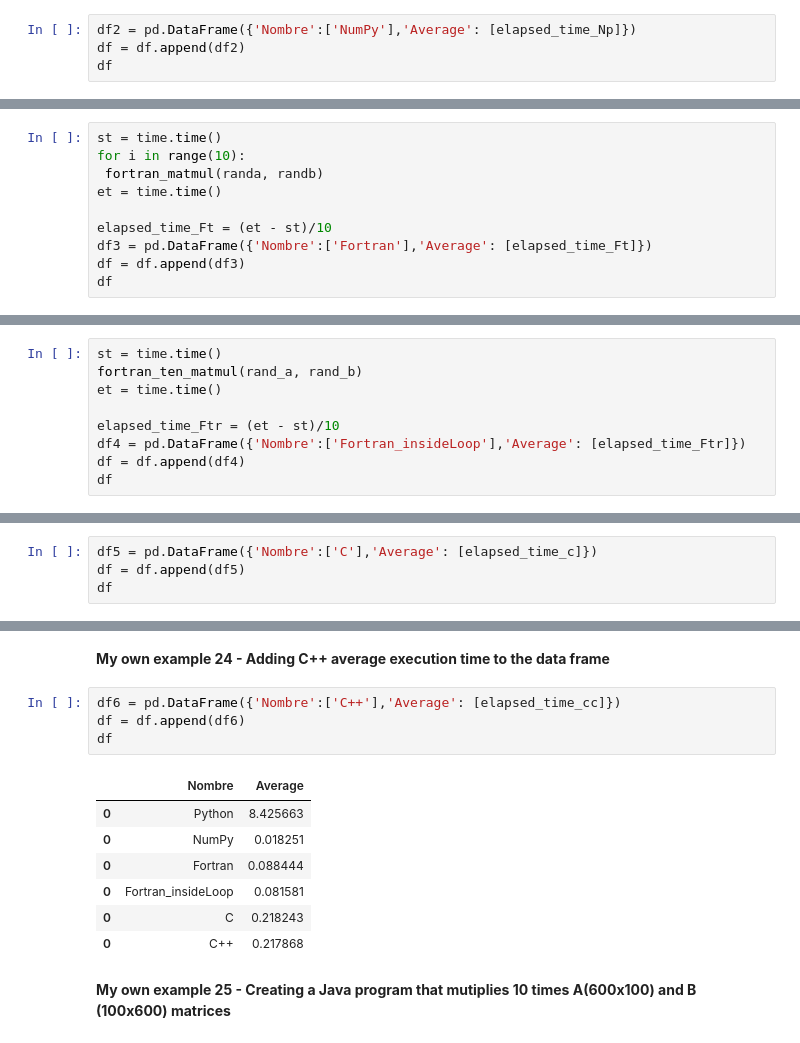
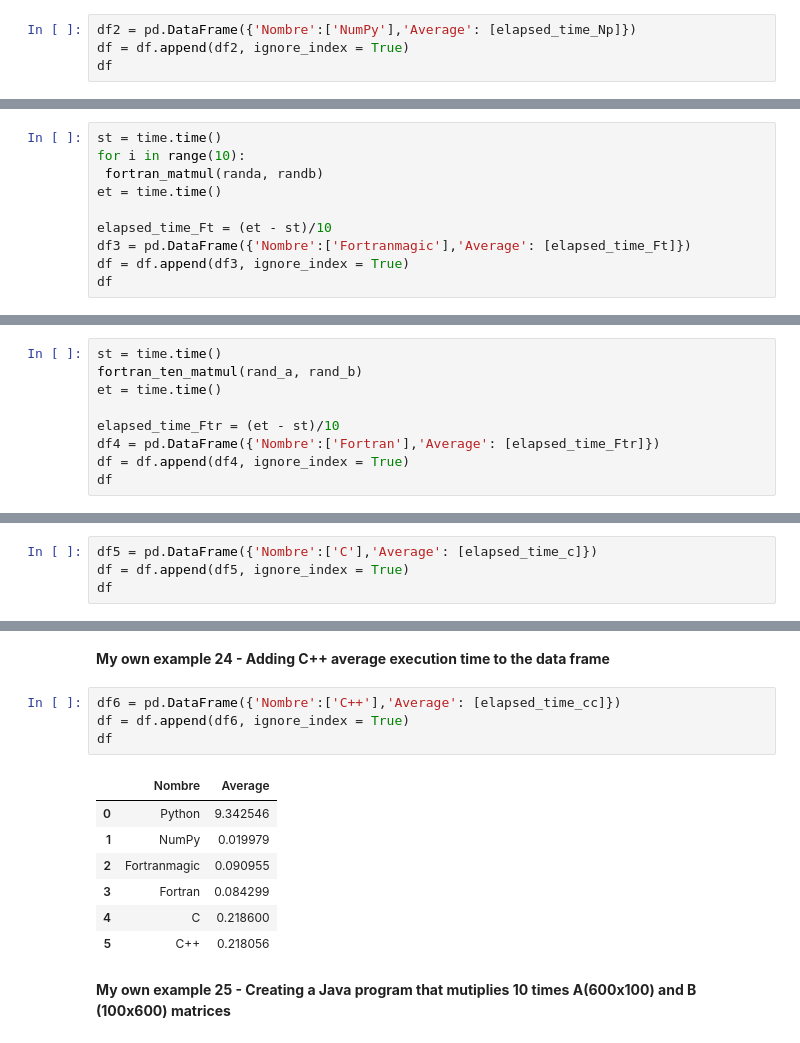
Before and after one commit to lalopezpa/AlgorithmsUN2022II, a Jupyter notebook: Lab2/lalopezpa_Lab2.ipynb, the cells around one changed output, grey strips where cells are left out. Saved outputs shown, nothing was run; the diff lists cells and outputs as text.

```diff
--- a/Lab2/lalopezpa_Lab2.ipynb
+++ b/Lab2/lalopezpa_Lab2.ipynb
@@ -359,6 +379,6 @@ Execution time: 0.018251252174377442 seconds
 # %%
 df2 = pd.DataFrame({'Nombre':['NumPy'],'Average': [elapsed_time_Np]})
-df = df.append(df2)
+df = df.append(df2, ignore_index = True)
 df
 # %% [output]
 |  | Nombre | Average |
@@ -487,8 +507,8 @@ for i in range(10):
 et = time.time()
 
 elapsed_time_Ft = (et - st)/10
-df3 = pd.DataFrame({'Nombre':['Fortran'],'Average': [elapsed_time_Ft]})
-df = df.append(df3)
+df3 = pd.DataFrame({'Nombre':['Fortranmagic'],'Average': [elapsed_time_Ft]})
+df = df.append(df3, ignore_index = True)
 df
 # %% [output]
 |  | Nombre | Average |
@@ -543,8 +563,8 @@ fortran_ten_matmul(rand_a, rand_b)
 et = time.time()
 
 elapsed_time_Ftr = (et - st)/10
-df4 = pd.DataFrame({'Nombre':['Fortran_insideLoop'],'Average': [elapsed_time_Ftr]})
-df = df.append(df4)
+df4 = pd.DataFrame({'Nombre':['Fortran'],'Average': [elapsed_time_Ftr]})
+df = df.append(df4, ignore_index = True)
 df
 # %% [output]
 |  | Nombre | Average |
@@ -618,7 +638,7 @@ Execution time: 0.21824312210083008 seconds
 **My own example 21 - Adding c average execution time to the data frame**
 # %%
 df5 = pd.DataFrame({'Nombre':['C'],'Average': [elapsed_time_c]})
-df = df.append(df5)
+df = df.append(df5, ignore_index = True)
 df
 # %% [output]
 |  | Nombre | Average |
@@ -687,16 +707,16 @@ Execution time: 0.21786808967590332 seconds
 **My own example 24 - Adding C++ average execution time to the data frame**
 # %%
 df6 = pd.DataFrame({'Nombre':['C++'],'Average': [elapsed_time_cc]})
-df = df.append(df6)
+df = df.append(df6, ignore_index = True)
 df
 # %% [output]
 |  | Nombre | Average |
-| 0 | Python | 8.425663 |
-| 0 | NumPy | 0.018251 |
-| 0 | Fortran | 0.088444 |
-| 0 | Fortran_insideLoop | 0.081581 |
-| 0 | C | 0.218243 |
-| 0 | C++ | 0.217868 |
+| 0 | Python | 9.342546 |
+| 1 | NumPy | 0.019979 |
+| 2 | Fortranmagic | 0.090955 |
+| 3 | Fortran | 0.084299 |
+| 4 | C | 0.218600 |
+| 5 | C++ | 0.218056 |
 # %% [markdown]
 **My own example 25 - Creating a Java program that mutiplies 10 times A(600x100) and  B (100x600) matrices**
 # %%
```
Also changed, not shown: parts of 62 cells of this notebook.
